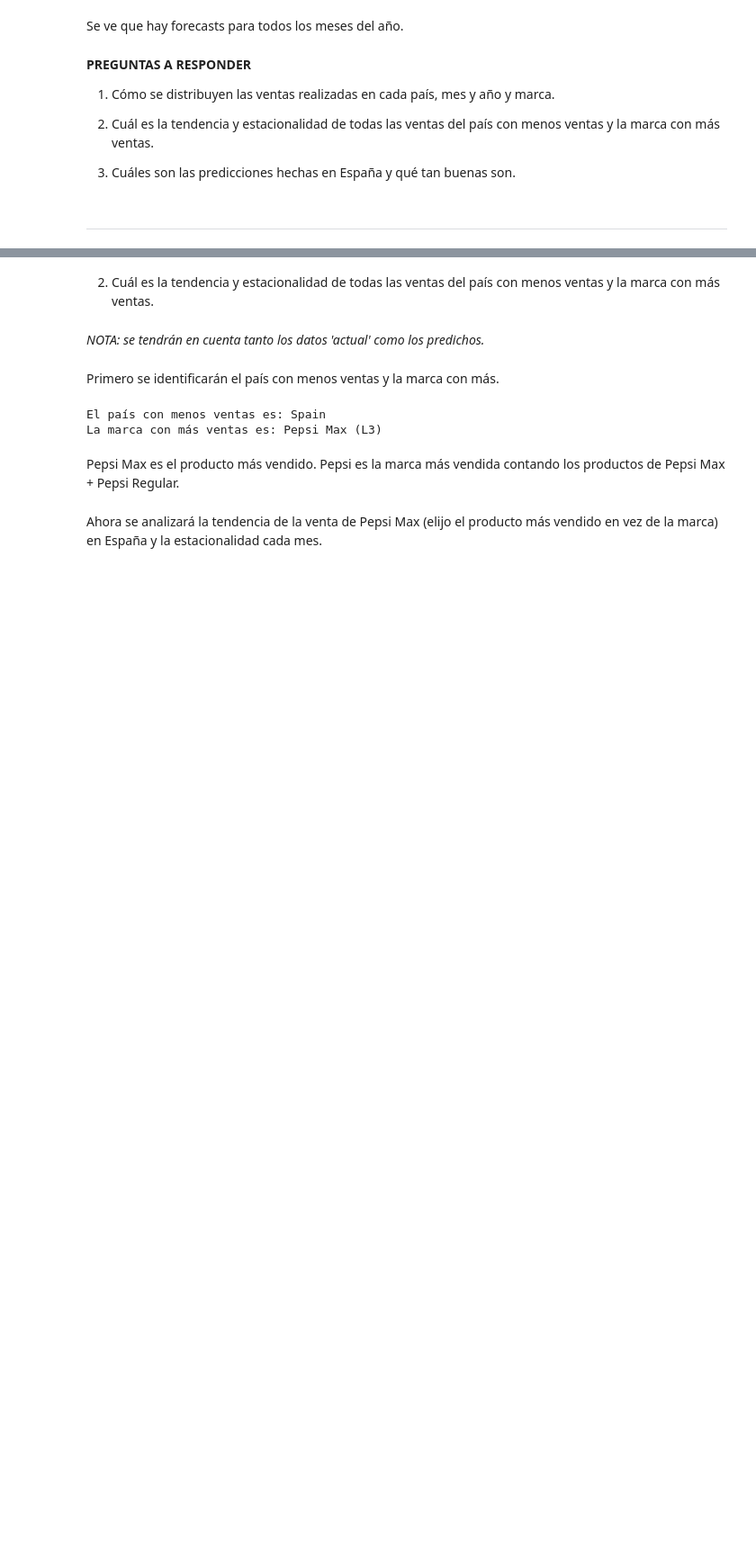
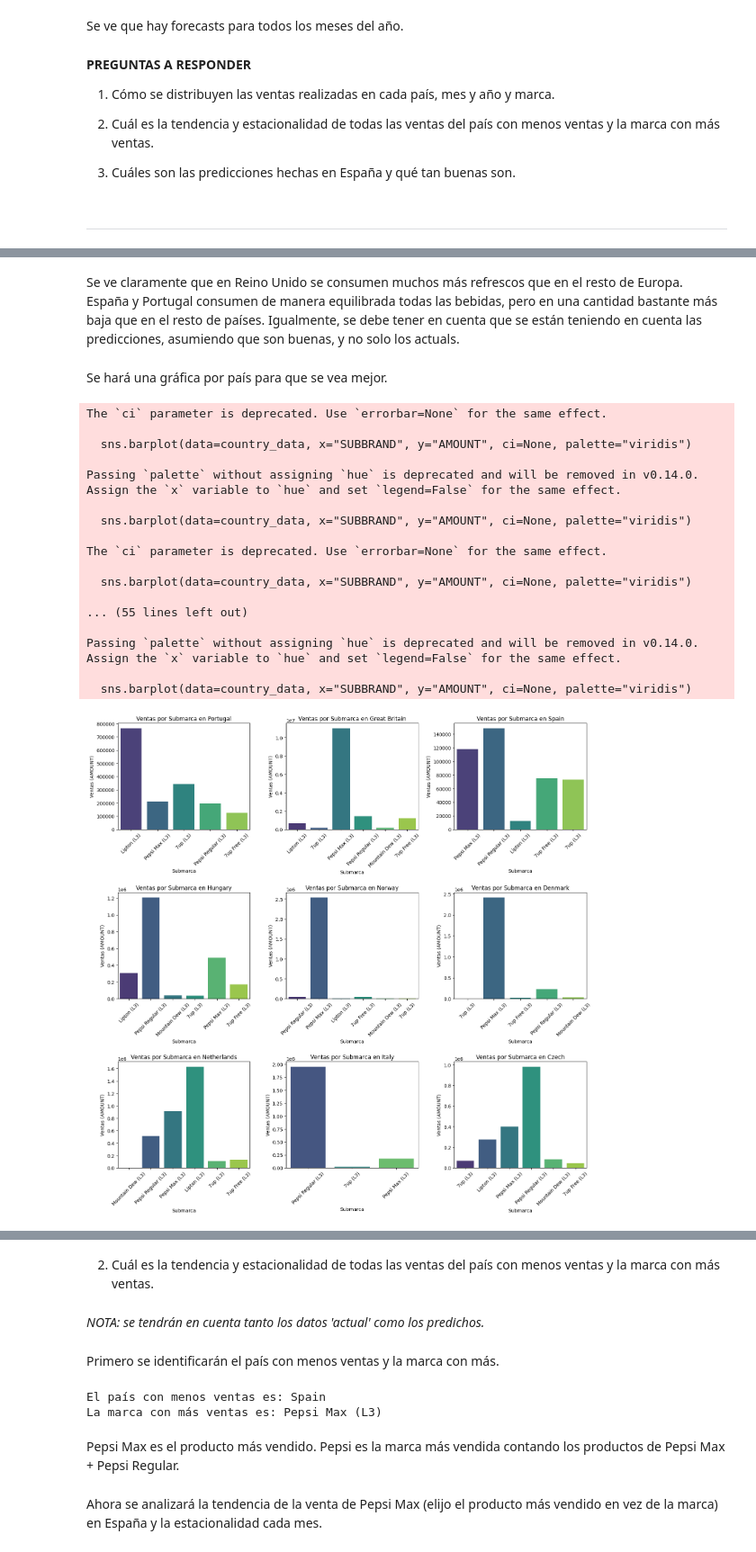
Before and after one commit to luciadeangulo/UFV-Visualizacion, a Jupyter notebook: ejercicios_clase/clase2.ipynb, the cells around one changed output, grey strips where cells are left out. Shown at 90% size. Cells and saved outputs as stored; diff of their text form; code cells hidden in the pictures; blank space fills up the shorter version.

```diff
--- a/ejercicios_clase/clase2.ipynb
+++ b/ejercicios_clase/clase2.ipynb
@@ -334,0 +341,57 @@ fig.show
+# %% [markdown]
+Se ve claramente que en Reino Unido se consumen muchos más refrescos que en el resto de Europa.  España y Portugal consumen de manera equilibrada todas las bebidas, pero en una cantidad bastante más baja que en el resto de países.  Igualmente, se debe tener en cuenta que se están teniendo en cuenta las predicciones, asumiendo que son buenas, y no solo los actuals.
+# %% [markdown]
+Se hará una gráfica por país para que se vea mejor.
+# %%
+import math
+
+# Obtener la lista de países únicos
+countries = df['COUNTRY'].unique()
+num_countries = len(countries)
+
+# Determinar el tamaño de la cuadrícula de subplots
+cols = 3  # Número de columnas en la cuadrícula
+rows = math.ceil(num_countries / cols)  # Número de filas necesarias
+
+# Configurar el tamaño de la figura
+plt.figure(figsize=(15, rows * 5))
+
+# Crear un subplot para cada país
+for i, country in enumerate(countries):
+    # Filtrar datos por país
+    country_data = df[df['COUNTRY'] == country]
+
+    # Crear subplot en la posición i+1
+    plt.subplot(rows, cols, i + 1)
+
+    # Crear el gráfico de barras para el país actual
+    sns.barplot(data=country_data, x="SUBBRAND", y="AMOUNT", ci=None, palette="viridis")
+
+    # Añadir título y ajustar etiquetas
+    plt.title(f"Ventas por Submarca en {country}")
+    plt.xlabel("Submarca")
+    plt.ylabel("Ventas (AMOUNT)")
+    plt.xticks(rotation=45)
+
+# Ajustar el diseño para evitar superposición
+plt.tight_layout()
+plt.show()
+# %% [output]
+The `ci` parameter is deprecated. Use `errorbar=None` for the same effect.
+
+  sns.barplot(data=country_data, x="SUBBRAND", y="AMOUNT", ci=None, palette="viridis")
+
+Passing `palette` without assigning `hue` is deprecated and will be removed in v0.14.0. Assign the `x` variable to `hue` and set `legend=False` for the same effect.
+
+  sns.barplot(data=country_data, x="SUBBRAND", y="AMOUNT", ci=None, palette="viridis")
+
+The `ci` parameter is deprecated. Use `errorbar=None` for the same effect.
+
+  sns.barplot(data=country_data, x="SUBBRAND", y="AMOUNT", ci=None, palette="viridis")
+
+... (55 lines left out)
+
+Passing `palette` without assigning `hue` is deprecated and will be removed in v0.14.0. Assign the `x` variable to `hue` and set `legend=False` for the same effect.
+
+  sns.barplot(data=country_data, x="SUBBRAND", y="AMOUNT", ci=None, palette="viridis")
+[figure, added]
```
Also changed, not shown: parts of 18 cells of this notebook.
